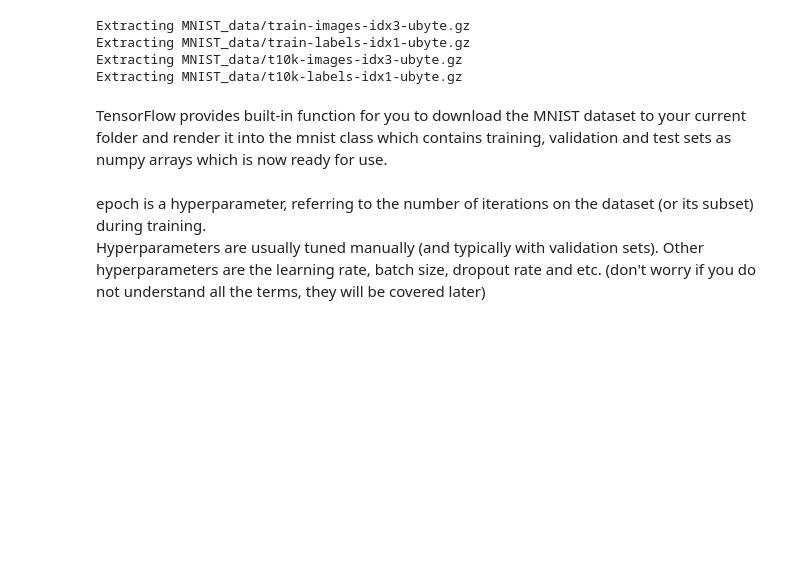
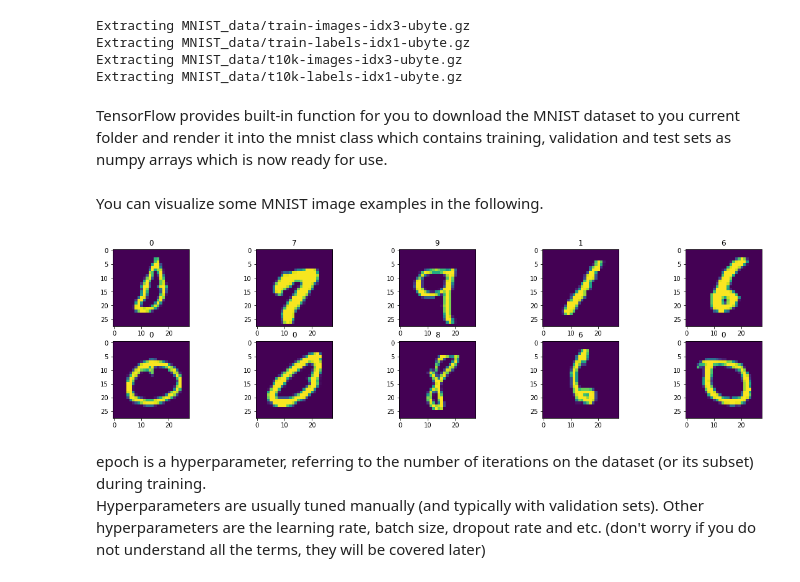
Before and after one commit to Justin-Yuan/Structured-Inference-and-Learning, a Jupyter notebook: assignments/A2/Digit Classification with Deep Neural Network.ipynb, the cells around one changed output. Cells and saved outputs as stored; diff of their text form; code cells hidden in the pictures; blank space fills up the shorter version.

```diff
--- a/assignments/A2/Digit Classification with Deep Neural Network.ipynb
+++ b/assignments/A2/Digit Classification with Deep Neural Network.ipynb
@@ -27,7 +27,22 @@ Extracting MNIST_data/train-labels-idx1-ubyte.gz
 Extracting MNIST_data/t10k-images-idx3-ubyte.gz
 Extracting MNIST_data/t10k-labels-idx1-ubyte.gz
 # %% [markdown]
-TensorFlow provides built-in function for you to download the MNIST dataset to your current folder and render it into the mnist class which contains training, validation and test sets as numpy arrays which is now ready for use.
+TensorFlow provides built-in function for you to download the MNIST dataset to you current folder and render it into the mnist class which contains training, validation and test sets as numpy arrays which is now ready for use.
+# %% [markdown]
+You can visualize some MNIST image examples in the following.
+# %%
+examples = mnist.train.next_batch(10)
+example_images = np.reshape(examples[0], (10, 28, 28))
+example_labels = examples[1]
+
+plt.figure(figsize=(20, 5))
+for i in range(10):
+    plt.subplot(2, 5, i+1)
+    plt.imshow(example_images[i])
+    plt.title("%d" % np.argmax(example_labels[i]))
+plt.show()
+# %% [output]
+[figure, added]
 # %%
 epoch = 10000
 # %% [markdown]
```
Also changed, not shown: parts of 27 cells of this notebook, 7 other files.
